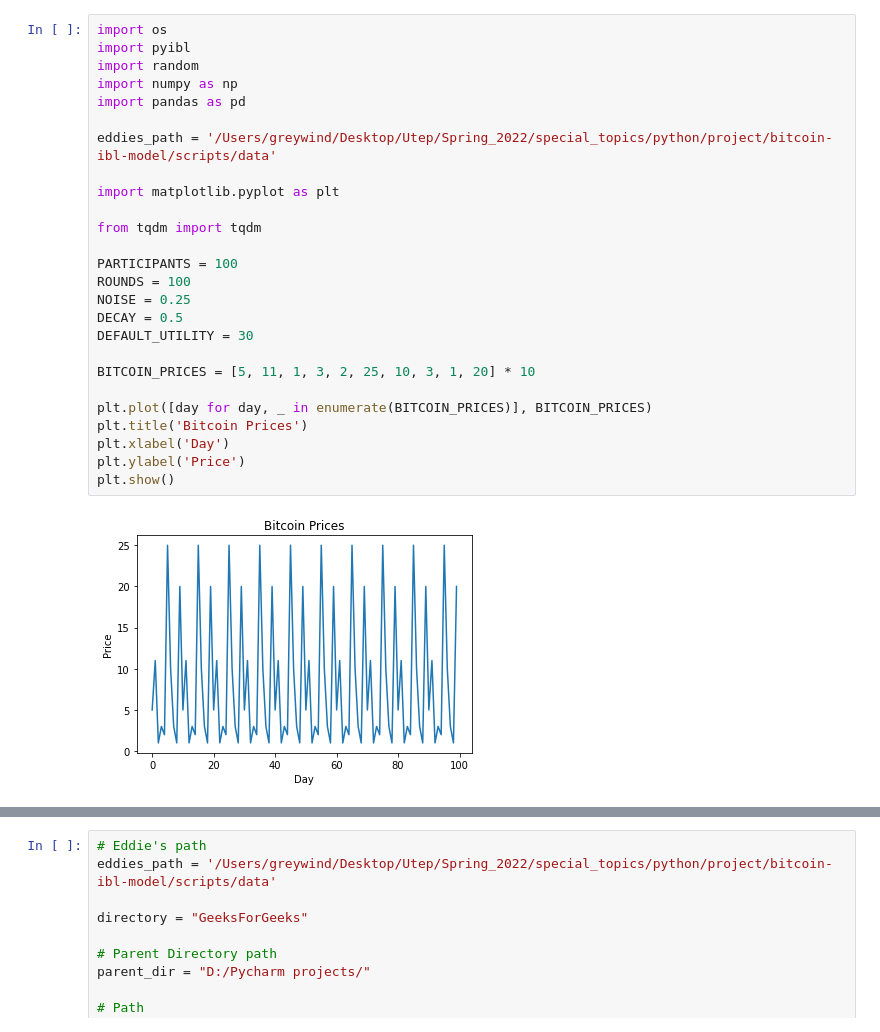
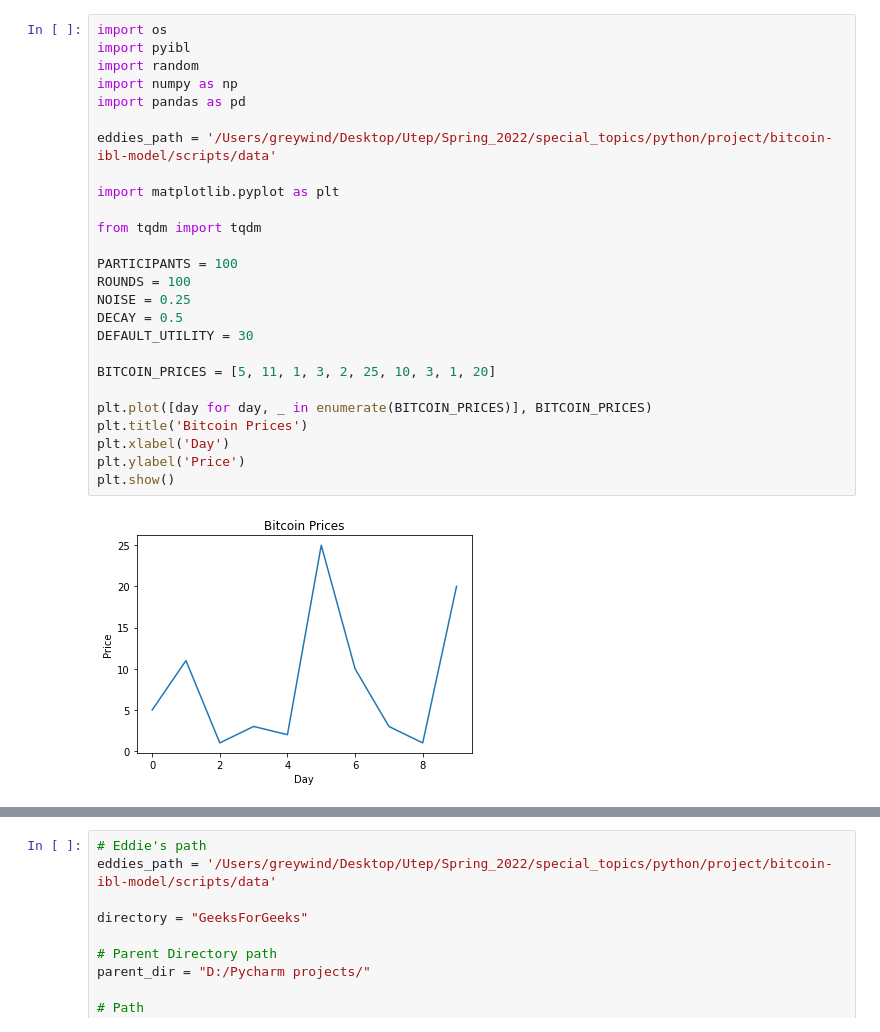
Before and after one commit to Brain-Pipers/bitcoin-ibl-model, a Jupyter notebook: bitcoin.ipynb, the cells around one changed output, grey strips where cells are left out. Cells and saved outputs as stored; diff of their text form.

```diff
--- a/bitcoin.ipynb
+++ b/bitcoin.ipynb
@@ -1,31 +1,31 @@
 # %%
 import os
 import pyibl
 import random
 import numpy as np
 import pandas as pd
 
 eddies_path = '/Users/greywind/Desktop/Utep/Spring_2022/special_topics/python/project/bitcoin-ibl-model/scripts/data'
 
 import matplotlib.pyplot as plt
 
 from tqdm import tqdm
 
 PARTICIPANTS = 100
 ROUNDS = 100
 NOISE = 0.25
 DECAY = 0.5
 DEFAULT_UTILITY = 30
 
-BITCOIN_PRICES = [5, 11, 1, 3, 2, 25, 10, 3, 1, 20] * 10
+BITCOIN_PRICES = [5, 11, 1, 3, 2, 25, 10, 3, 1, 20]
 
 plt.plot([day for day, _ in enumerate(BITCOIN_PRICES)], BITCOIN_PRICES)
 plt.title('Bitcoin Prices')
 plt.xlabel('Day')
 plt.ylabel('Price')
 plt.show()
 # %% [output]
-[figure, old version]
+[figure, new version]
 # %%
 def sim(x,y, max_of_bitcoin):
     return abs(x-y)/max_of_bitcoin
```
Also changed, not shown: parts of 2 cells of this notebook, 3 other files.
